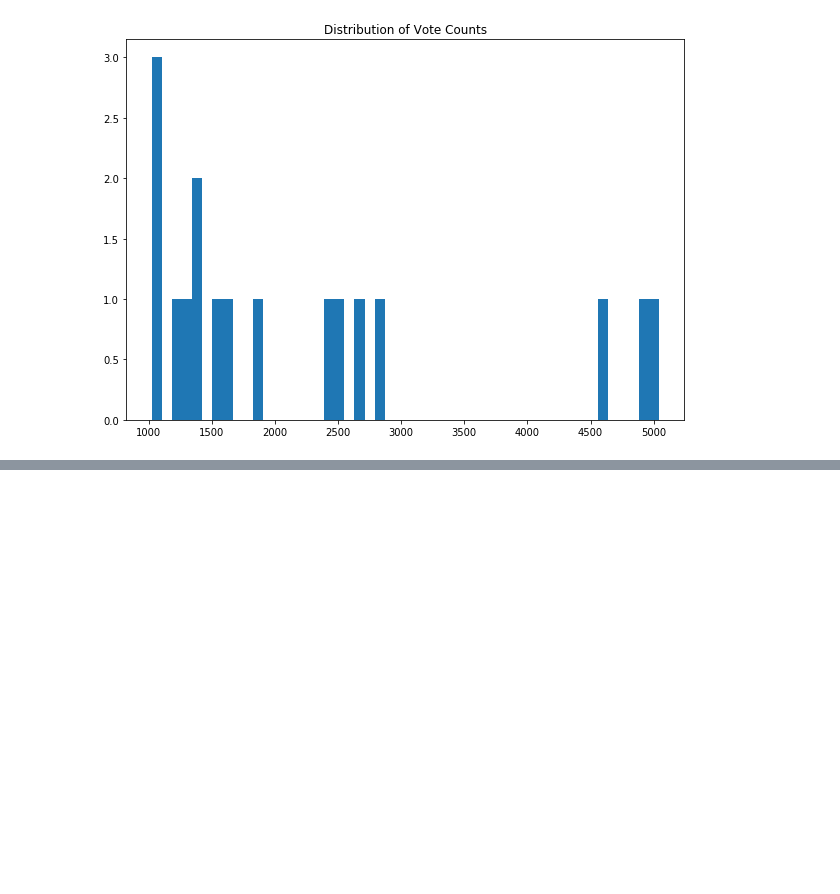
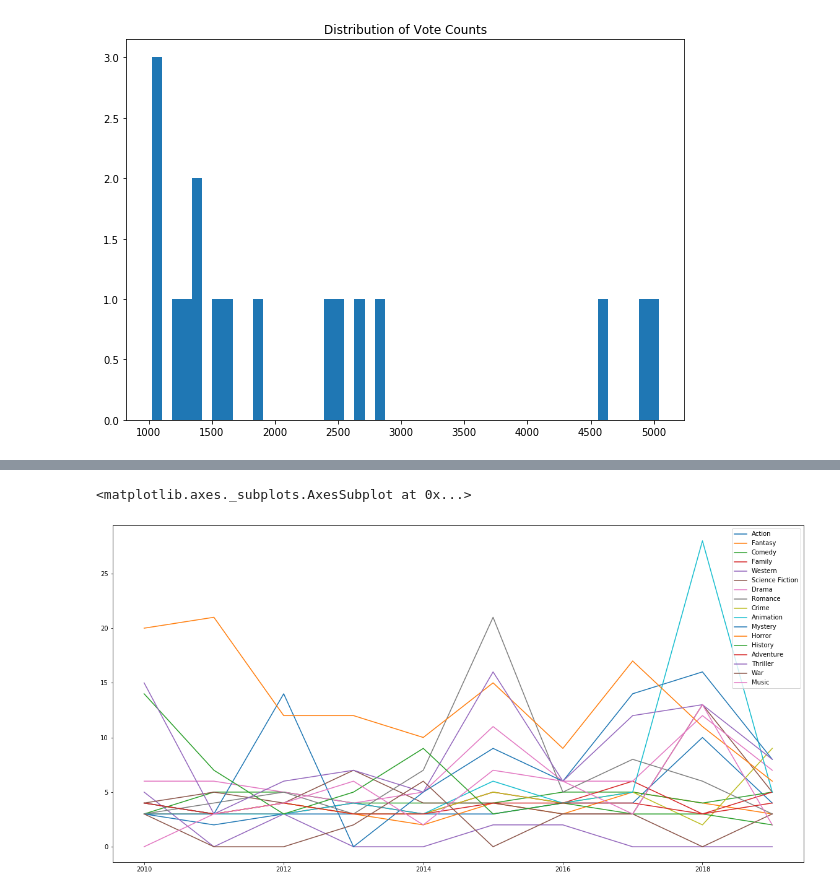
Before and after one commit to conlpate/dsc-mod-1-project-v2-1-onl01-dtsc-pt-052620, a Jupyter notebook: student-Copy-cleaned-All-Years.ipynb, the cells around one changed output, grey strips where cells are left out. Cells and saved outputs as stored; diff of their text form; code cells hidden in the pictures; blank space fills up the shorter version.

```diff
--- a/student-Copy-cleaned-All-Years.ipynb
+++ b/student-Copy-cleaned-All-Years.ipynb
@@ -169,0 +200,3 @@ memory usage: 3.9+ KB
+# %%
+cleaned_df['year'] = cleaned_df['release_date'].dt.year
+cleaned_df['month'] = cleaned_df['release_date'].dt.month
@@ -169,0 +264,16 @@ memory usage: 3.9+ KB
+# %%
+genres = set(list(cleaned_df['genre']))
+test = cleaned_df.groupby(['genre','year']).mean()['ROI']
+hello = test.index.values.tolist()
+
+df_ = pd.DataFrame(index=range(2010,2020), columns=genres)
+#df_ = pd.DataFrame(index=range(1,13), columns=genres)
+
+df_ = df_.fillna(0)
+for i in range(len(hello)):
+    df_.loc[hello[i][1]].at[hello[i][0]] = test[i]
+
+df_.plot(figsize=(20,10))
+# %% [output]
+<matplotlib.axes._subplots.AxesSubplot at 0x...>
+[figure, added]
```
Also changed, not shown: parts of 20 cells of this notebook, 1 other file.
